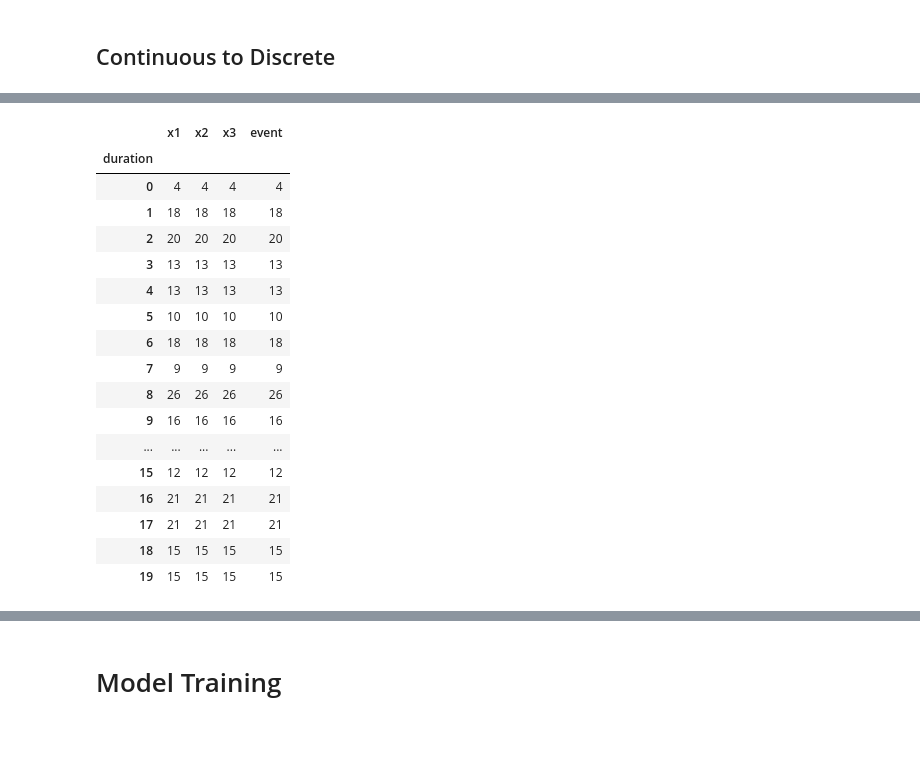
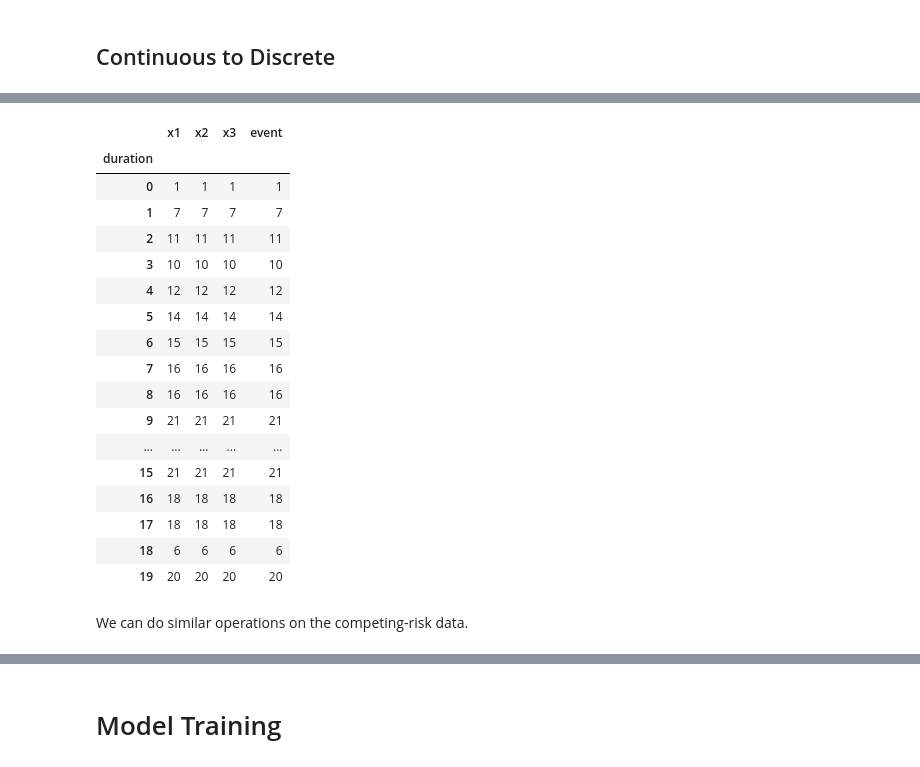
Before and after one commit to UM-KevinHe/DeepLearningKL, a Jupyter notebook: Software_Tutorial.ipynb, the cells around one changed output, grey strips where cells are left out. Cells and saved outputs as stored; diff of their text form; code cells hidden in the pictures; blank space fills up the shorter version.

```diff
--- a/Software_Tutorial.ipynb
+++ b/Software_Tutorial.ipynb
@@ -233,6 +282,6 @@ For the further experiments, we design two schemes of prior data and local data
 # %%
 # Default grouping number is 0
 
-data_local = read_data.simulation_data(option = "non linear non ph", n = 300)
+local_data = read_data.simulation_data(option = "non linear non ph", n = 300)
 
 prior_data = read_data.simulation_data(option = "linear ph", n = 10000)
@@ -254,7 +317,7 @@ Usage: `KLDL.cont_to_disc(data, labtrans = None, scheme = 'quantiles', time_inte
 time_intervals = 20
 
 labtrans, prior_data = KLDL.cont_to_disc(prior_data, time_intervals = time_intervals)
-data_local = KLDL.cont_to_disc(data_local, labtrans = labtrans, time_intervals = time_intervals)
+local_data = KLDL.cont_to_disc(local_data, labtrans = labtrans, time_intervals = time_intervals)
 # %%
 prior_data
 # %% [output]
@@ -290,21 +353,23 @@ data_local
 # %%
-data_local.groupby("duration").count()
+local_data.groupby("duration").count()
 # %% [output]
 |  | x1 | x2 | x3 | event |
 | duration |  |  |  |  |
-| 0 | 4 | 4 | 4 | 4 |
-| 1 | 18 | 18 | 18 | 18 |
-| 2 | 20 | 20 | 20 | 20 |
-| 3 | 13 | 13 | 13 | 13 |
-| 4 | 13 | 13 | 13 | 13 |
-| 5 | 10 | 10 | 10 | 10 |
-| 6 | 18 | 18 | 18 | 18 |
-| 7 | 9 | 9 | 9 | 9 |
-| 8 | 26 | 26 | 26 | 26 |
-| 9 | 16 | 16 | 16 | 16 |
+| 0 | 1 | 1 | 1 | 1 |
+| 1 | 7 | 7 | 7 | 7 |
+| 2 | 11 | 11 | 11 | 11 |
+| 3 | 10 | 10 | 10 | 10 |
+| 4 | 12 | 12 | 12 | 12 |
+| 5 | 14 | 14 | 14 | 14 |
+| 6 | 15 | 15 | 15 | 15 |
+| 7 | 16 | 16 | 16 | 16 |
+| 8 | 16 | 16 | 16 | 16 |
+| 9 | 21 | 21 | 21 | 21 |
 | ... | ... | ... | ... | ... |
-| 15 | 12 | 12 | 12 | 12 |
-| 16 | 21 | 21 | 21 | 21 |
-| 17 | 21 | 21 | 21 | 21 |
-| 18 | 15 | 15 | 15 | 15 |
-| 19 | 15 | 15 | 15 | 15 |
+| 15 | 21 | 21 | 21 | 21 |
+| 16 | 18 | 18 | 18 | 18 |
+| 17 | 18 | 18 | 18 | 18 |
+| 18 | 6 | 6 | 6 | 6 |
+| 19 | 20 | 20 | 20 | 20 |
+# %% [markdown]
+We can do similar operations on the competing-risk data.
```
Also changed, not shown: parts of 88 cells of this notebook.
